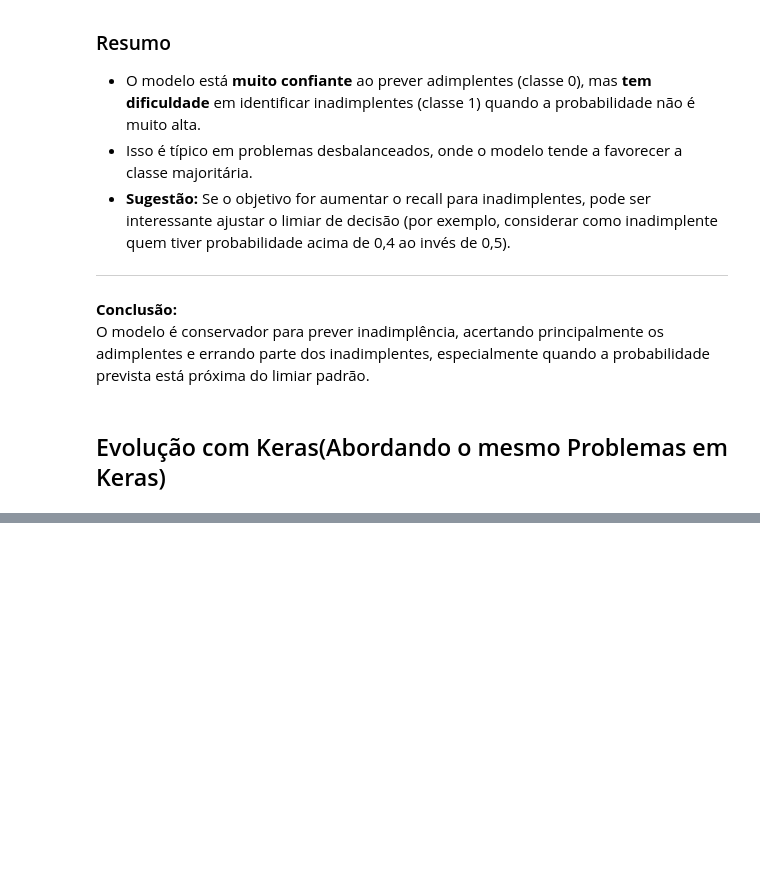
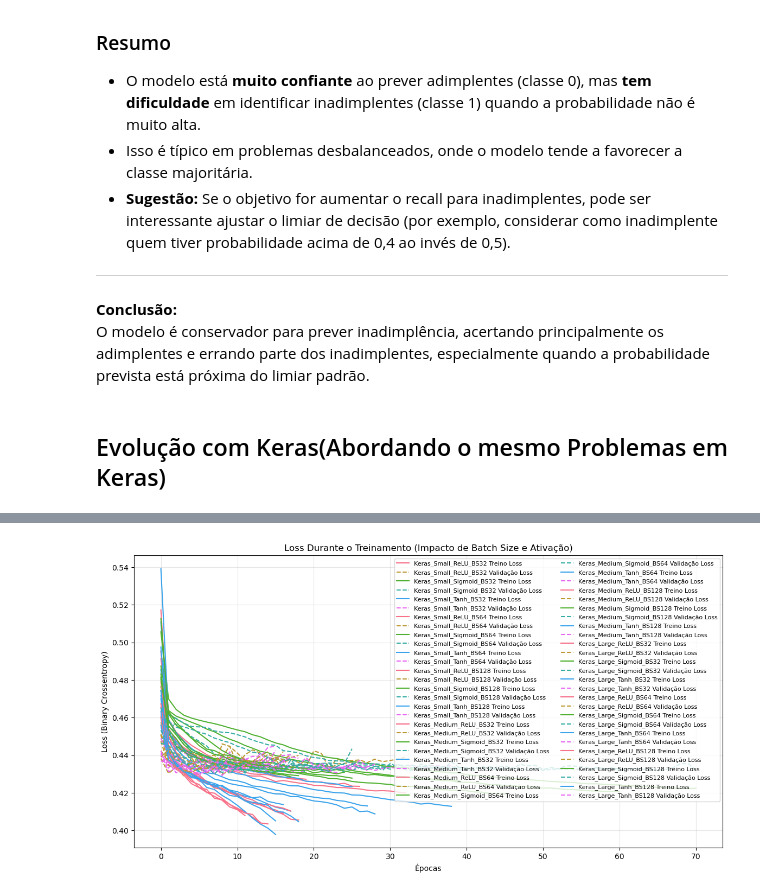
Before and after one commit to vinispeed/Projeto-de-Redes-Neurais-Artificiais---Previsao-de-inadiplencia-de-Cart-o-de-Credito, a Jupyter notebook: trabalho_redes_neurais_artificiais_padrão_clientes_cartao_crédito.ipynb, the cells around one changed output, grey strips where cells are left out. Cells and saved outputs as stored; diff of their text form; code cells hidden in the pictures; blank space fills up the shorter version.

```diff
--- a/trabalho_redes_neurais_artificiais_padrão_clientes_cartao_crédito.ipynb
+++ b/trabalho_redes_neurais_artificiais_padrão_clientes_cartao_crédito.ipynb
@@ -1027,0 +977,89 @@ Mostre os gráficos de aprendizado e explique o comportamento do modelo.
+# %%
+# Impacto do Batch Size
+print("\n--- Estudo de Impacto: Batch Size e Função de Ativação ---")
+batch_size_configs = {
+    'BS32': 32,
+    'BS64': 64,
+    'BS128': 128,
+}
+activation_configs = {
+    'ReLU': 'relu',
+    'Sigmoid': 'sigmoid',
+    'Tanh': 'tanh',
+}
+keras_results_batch = {}
+
+# Iterar por todas as combinações de camadas, batch size e função de ativação
+for layer_name, layers in hidden_layer_configs.items():
+    for bs_name, batch_size in batch_size_configs.items():
+        for act_name, activation in activation_configs.items():
+            name = f"{layer_name}_{act_name}_{bs_name}"
+            print(f"\nTreinando {name} (Batch Size: {batch_size}, Ativação: {activation})...")
+            model = build_keras_model(hidden_layers=layers, activation=activation)
+
+            # Early Stopping
+            early_stopping = EarlyStopping(monitor='val_loss', patience=10, restore_best_weights=True)
+
+            # Treinamento
+            history = model.fit(
+                X_train, y_train,
+                epochs=100,
+                batch_size=batch_size,
+                validation_data=(X_val, y_val),
+                callbacks=[early_stopping],
+                verbose=0
+            )
+
+            # Avaliação no conjunto de teste
+            loss, accuracy = model.evaluate(X_test, y_test, verbose=0)
+            y_pred_proba = model.predict(X_test).flatten()
+            y_pred = (y_pred_proba > 0.5).astype(int)
+
+            precision = precision_score(y_test, y_pred)
+            recall = recall_score(y_test, y_pred)
+            f1 = f1_score(y_test, y_pred)
+            auc = roc_auc_score(y_test, y_pred_proba)
+
+            keras_results_batch[name] = {
+                'model': model,
+                'history': history,
+                'accuracy': accuracy,
+                'precision': precision,
+                'recall': recall,
+                'f1': f1,
+                'auc': auc,
+                'y_pred': y_pred,
+                'y_pred_proba': y_pred_proba
+            }
+
+            print(f"  Loss: {loss:.4f}")
+            print(f"  Acurácia: {accuracy:.4f}")
+            print(f"  Precisão: {precision:.4f}")
+            print(f"  Recall: {recall:.4f}")
+            print(f"  F1-Score: {f1:.4f}")
+            print(f"  AUC-ROC: {auc:.4f}")
+
+# Comparação dos resultados de batch size e ativação
+results_batch_df = pd.DataFrame({
+    'Modelo': list(keras_results_batch.keys()),
+    'Acurácia': [keras_results_batch[k]['accuracy'] for k in keras_results_batch.keys()],
+    'Precisão': [keras_results_batch[k]['precision'] for k in keras_results_batch.keys()],
+    'Recall': [keras_results_batch[k]['recall'] for k in keras_results_batch.keys()],
+    'F1-Score': [keras_results_batch[k]['f1'] for k in keras_results_batch.keys()],
+    'AUC-ROC': [keras_results_batch[k]['auc'] for k in keras_results_batch.keys()]
+})
+print("\nResumo das métricas (Impacto de Batch Size e Ativação):")
+print(results_batch_df.round(4))
+
+# Visualização do loss durante o treinamento para os diferentes batch sizes e ativações
+plt.figure(figsize=(14, 7))
+for name, res in keras_results_batch.items():
+    plt.plot(res['history'].history['loss'], label=f'{name} Treino Loss')
+    plt.plot(res['history'].history['val_loss'], label=f'{name} Validação Loss', linestyle='--')
+plt.title('Loss Durante o Treinamento (Impacto de Batch Size e Ativação)')
+plt.xlabel('Épocas')
+plt.ylabel('Loss (Binary Crossentropy)')
+plt.legend(fontsize=8, ncol=2)
+plt.grid(True, alpha=0.3)
+plt.show()
+# %% [output]
@@ -1027,0 +1083 @@ Mostre os gráficos de aprendizado e explique o comportamento do modelo.
+[figure, added]
```
Also changed, not shown: parts of 32 cells of this notebook.
